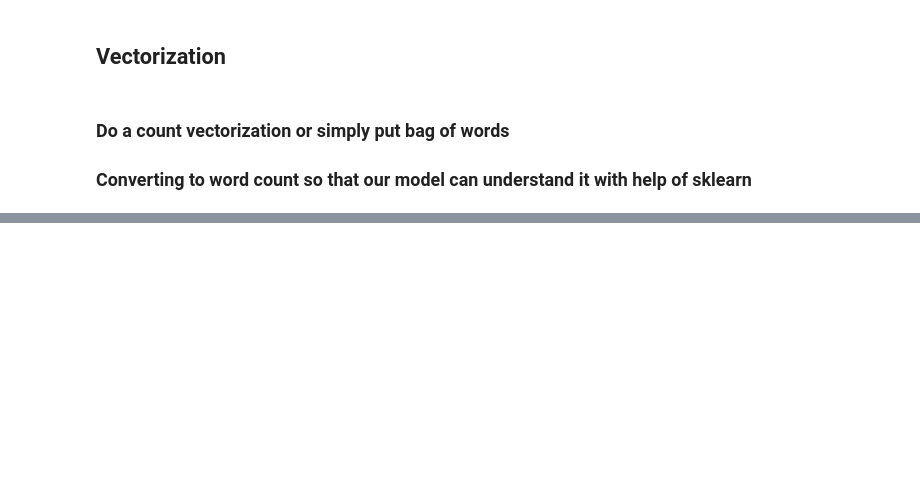
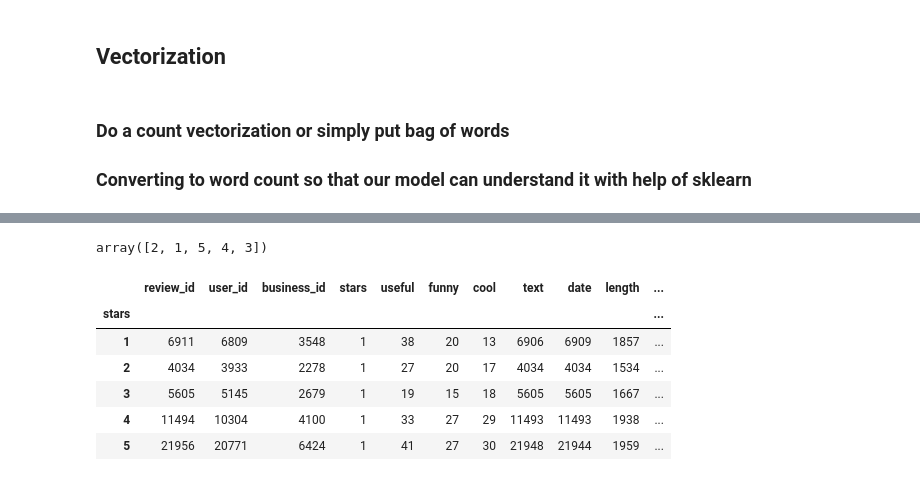
Before and after one commit to akriti112/Text_Mining, a Jupyter notebook: Text_Mining.ipynb, the cells around one changed output, grey strips where cells are left out. Drawn from its saved outputs; the diff is of its cells as text; code cells hidden in the pictures; blank space fills up the shorter version.

```diff
--- a/Text_Mining.ipynb
+++ b/Text_Mining.ipynb
@@ -185,0 +245,14 @@ df.head()
+# %%
+df['stars'].unique()
+# %% [output]
+array([2, 1, 5, 4, 3])
+# %%
+df.groupby('stars').nunique()
+# %% [output]
+|  | review_id | user_id | business_id | stars | useful | funny | cool | text | date | length | ... |
+| stars |  |  |  |  |  |  |  |  |  |  | ... |
+| 1 | 6911 | 6809 | 3548 | 1 | 38 | 20 | 13 | 6906 | 6909 | 1857 | ... |
+| 2 | 4034 | 3933 | 2278 | 1 | 27 | 20 | 17 | 4034 | 4034 | 1534 | ... |
+| 3 | 5605 | 5145 | 2679 | 1 | 19 | 15 | 18 | 5605 | 5605 | 1667 | ... |
+| 4 | 11494 | 10304 | 4100 | 1 | 33 | 27 | 29 | 11493 | 11493 | 1938 | ... |
+| 5 | 21956 | 20771 | 6424 | 1 | 41 | 27 | 30 | 21948 | 21944 | 1959 | ... |
```
Also changed, not shown: parts of 15 cells of this notebook.
